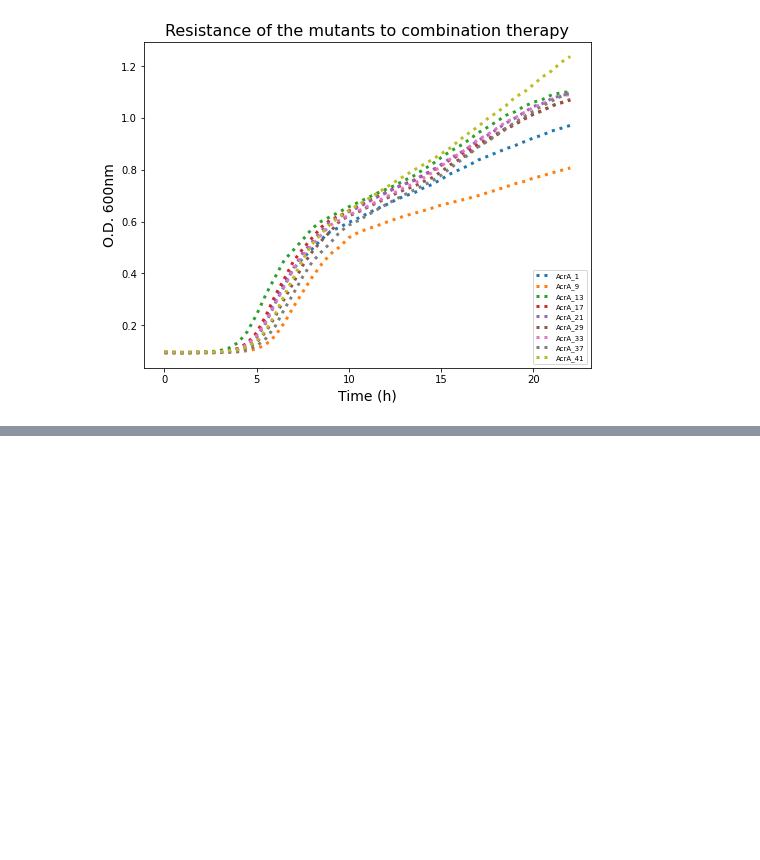
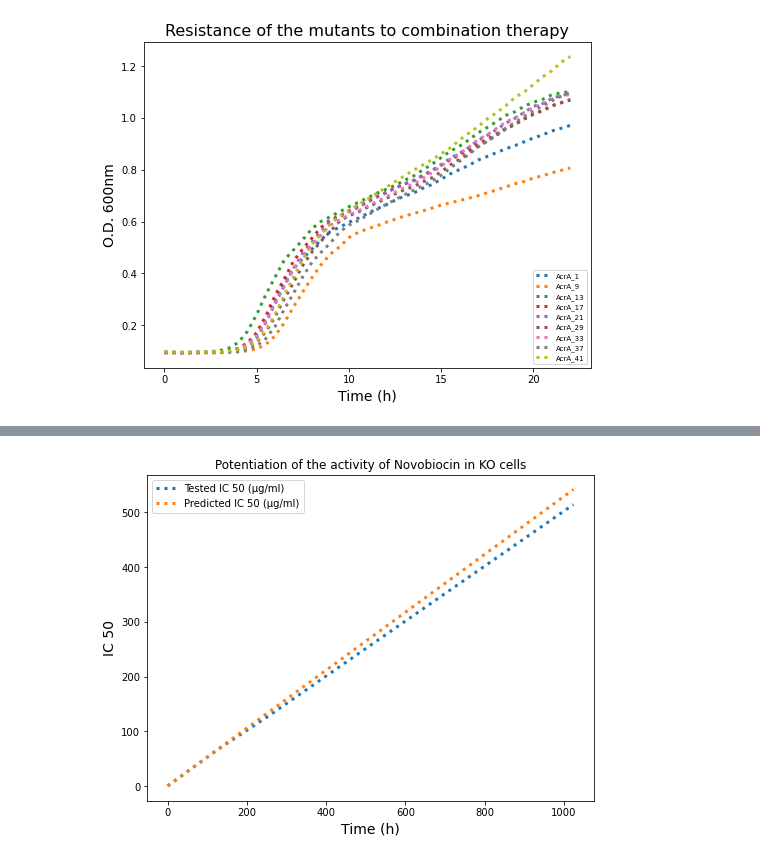
Before and after one commit to ramizjp003/Project_files, a Jupyter notebook: Project report_all notebook.ipynb, the cells around one changed output, grey strips where cells are left out. Saved outputs shown, nothing was run; the diff lists cells and outputs as text; code cells hidden in the pictures; blank space fills up the shorter version.

```diff
--- a/Project report_all notebook.ipynb
+++ b/Project report_all notebook.ipynb
@@ -362,0 +288,37 @@ array([[3.10680818]])
+# %%
+# import pandas lib as pd
+import pandas as pd
+
+# read by default 1st sheet of an excel file
+df= pd.read_excel('MIC_IC50_ML.xlsx')
+#print(df)
+x_data = df['MIC (µg/ml)']
+#x = list (df.loc[:,"pUC18-pBAD33"])
+#y = list (df.loc[:,"Time [s]"])
+y_data = df[df.columns[1::]]
+#print (y_data)
+z = list (df.iloc [:0, 1:12])
+
+import matplotlib.pyplot as plt
+
+#plt.plot(x_data,y_data, label= z)
+plt.figure(figsize=(8,6))
+
+plt.plot(x_data, y_data,
+         linestyle = 'dotted',
+
+         linewidth =3,
+         markersize = 6,
+         label = z)
+
+plt.legend (loc = 'upper left', fontsize=10)
+
+plt.title('Potentiation of the activity of Novobiocin in KO cells',fontsize=12)
+
+plt.xlabel('Time (h)',fontsize=14)
+
+plt.ylabel('IC 50',fontsize=14)
+#plt.savefig("Predicted IC 50.png", dpi = 300)
+plt.show()
+# %% [output]
+[figure, added]
```
Also changed, not shown: parts of 1 cell of this notebook, 6 other files.
